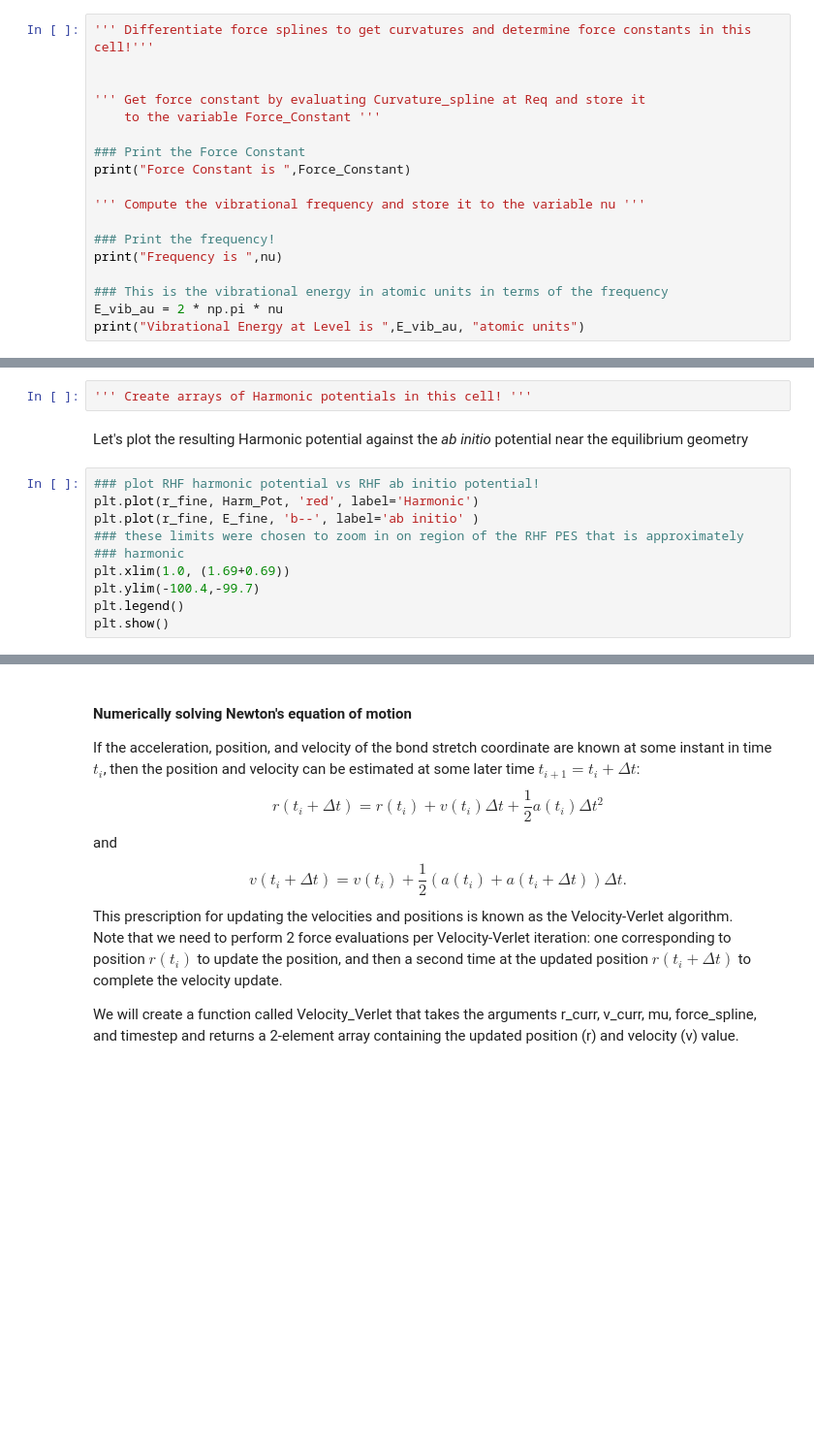
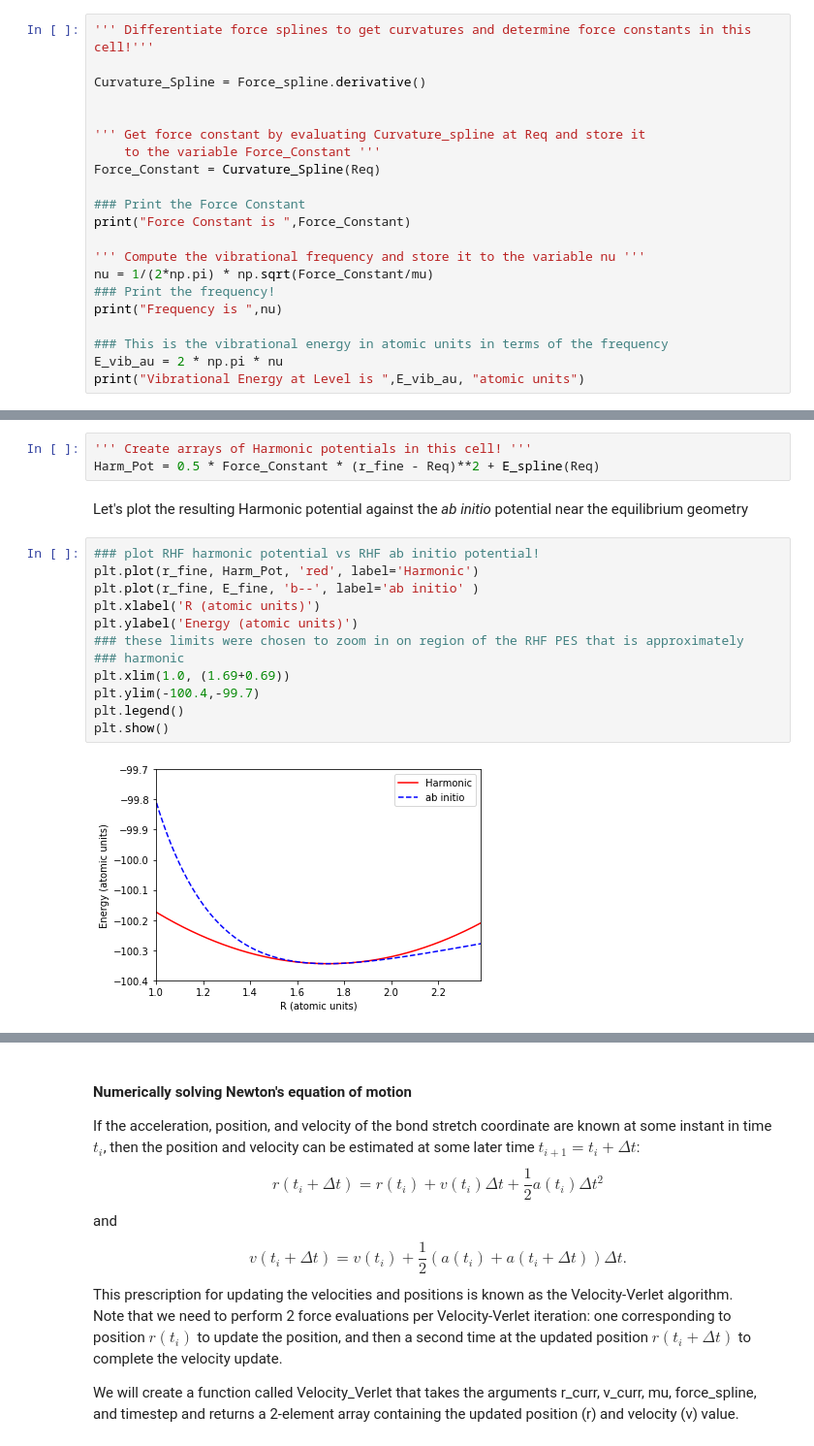
Before and after one commit to Chem6004/Penny, a Jupyter notebook: Computational_Lab_3.ipynb, the cells around one changed output, grey strips where cells are left out. Shown at 97% size. Cells and saved outputs as stored; diff of their text form; blank space fills up the shorter version.

```diff
--- a/Computational_Lab_3.ipynb
+++ b/Computational_Lab_3.ipynb
@@ -175,16 +175,19 @@ Let's go ahead and get the force constant, print the value,
 and estimate the potential energy within the Harmonic approximation!  Just like we were able to differentiate our PES splines to get a force spline, we can differentiate a force spline to get a curvature spline (which we can call Curvature_spline); the force constant will then be the curvature evaluated at the equlibrium bond length.
 # %%
 ''' Differentiate force splines to get curvatures and determine force constants in this cell!'''
+
+Curvature_Spline = Force_spline.derivative()
 
 
 ''' Get force constant by evaluating Curvature_spline at Req and store it
     to the variable Force_Constant '''
+Force_Constant = Curvature_Spline(Req)
 
 ### Print the Force Constant
 print("Force Constant is ",Force_Constant)
 
 ''' Compute the vibrational frequency and store it to the variable nu '''
-
+nu = 1/(2*np.pi) * np.sqrt(Force_Constant/mu)
 ### Print the frequency!
 print("Frequency is ",nu)
 
@@ -203,18 +210,23 @@ V(r) = \frac{1}{2} k (r-r_{eq})^2 + V_0,
 where we can use $E(r_{eq})$ as $V_0$.
 # %%
 ''' Create arrays of Harmonic potentials in this cell! '''
+Harm_Pot = 0.5 * Force_Constant * (r_fine - Req)**2 + E_spline(Req)
 # %% [markdown]
 Let's plot the resulting Harmonic potential against the *ab* *initio* potential near the equilibrium geometry
 # %%
 ### plot RHF harmonic potential vs RHF ab initio potential!
 plt.plot(r_fine, Harm_Pot, 'red', label='Harmonic')
 plt.plot(r_fine, E_fine, 'b--', label='ab initio' )
+plt.xlabel('R (atomic units)')
+plt.ylabel('Energy (atomic units)')
 ### these limits were chosen to zoom in on region of the RHF PES that is approximately
 ### harmonic
 plt.xlim(1.0, (1.69+0.69))
 plt.ylim(-100.4,-99.7)
 plt.legend()
 plt.show()
+# %% [output]
+[figure, added]
 # %% [markdown]
 ### Part 3: Solving Newton's equation of motion to simulate the dynamics
 Next, we want to actually simulate the dynamics of the HF molecule on these *ab* *initio* potential energy surfaces.  To do so, we need to solve Newton's equations of motion subject to some initial condition for the position (separation) and momentum (in a relative sense) of the particles.  Newton's equations can be written
```
Also changed, not shown: parts of 5 cells of this notebook.
